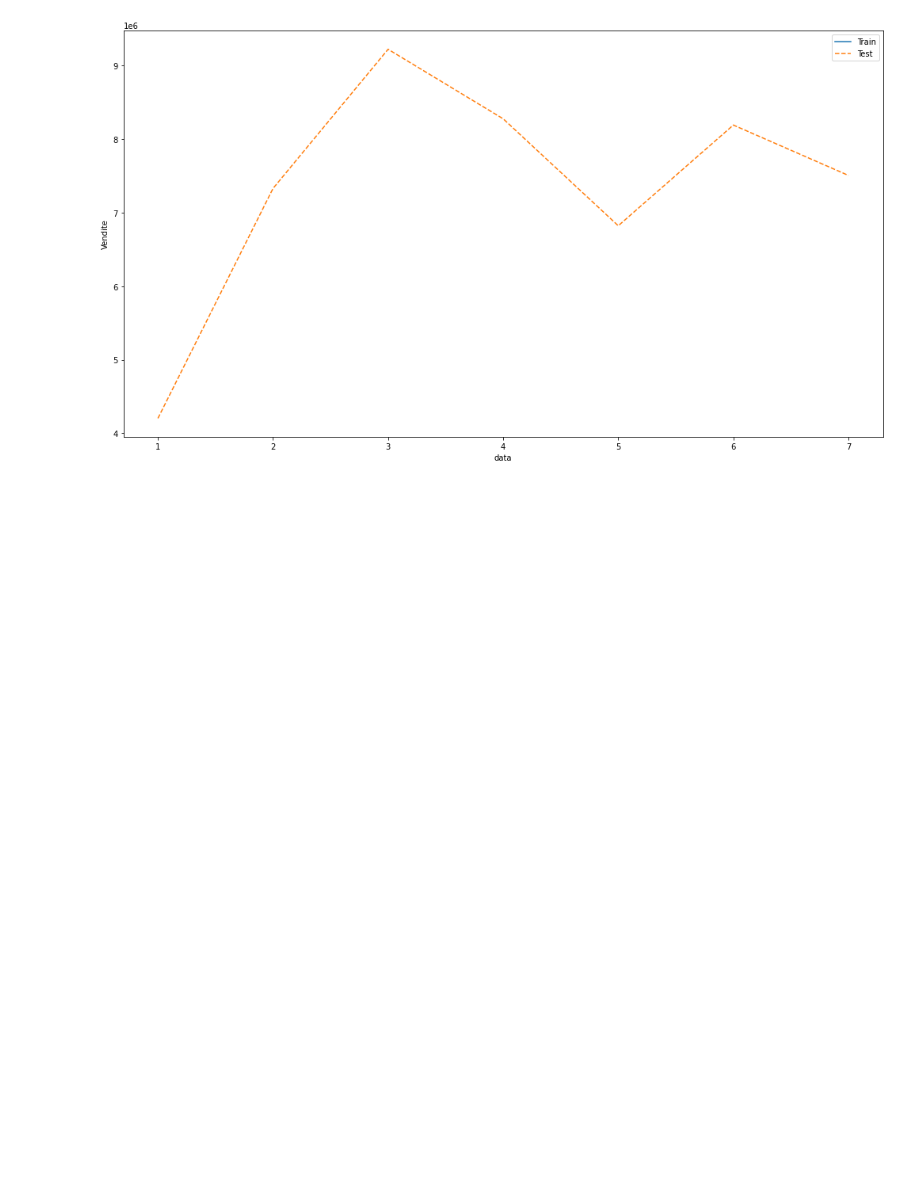
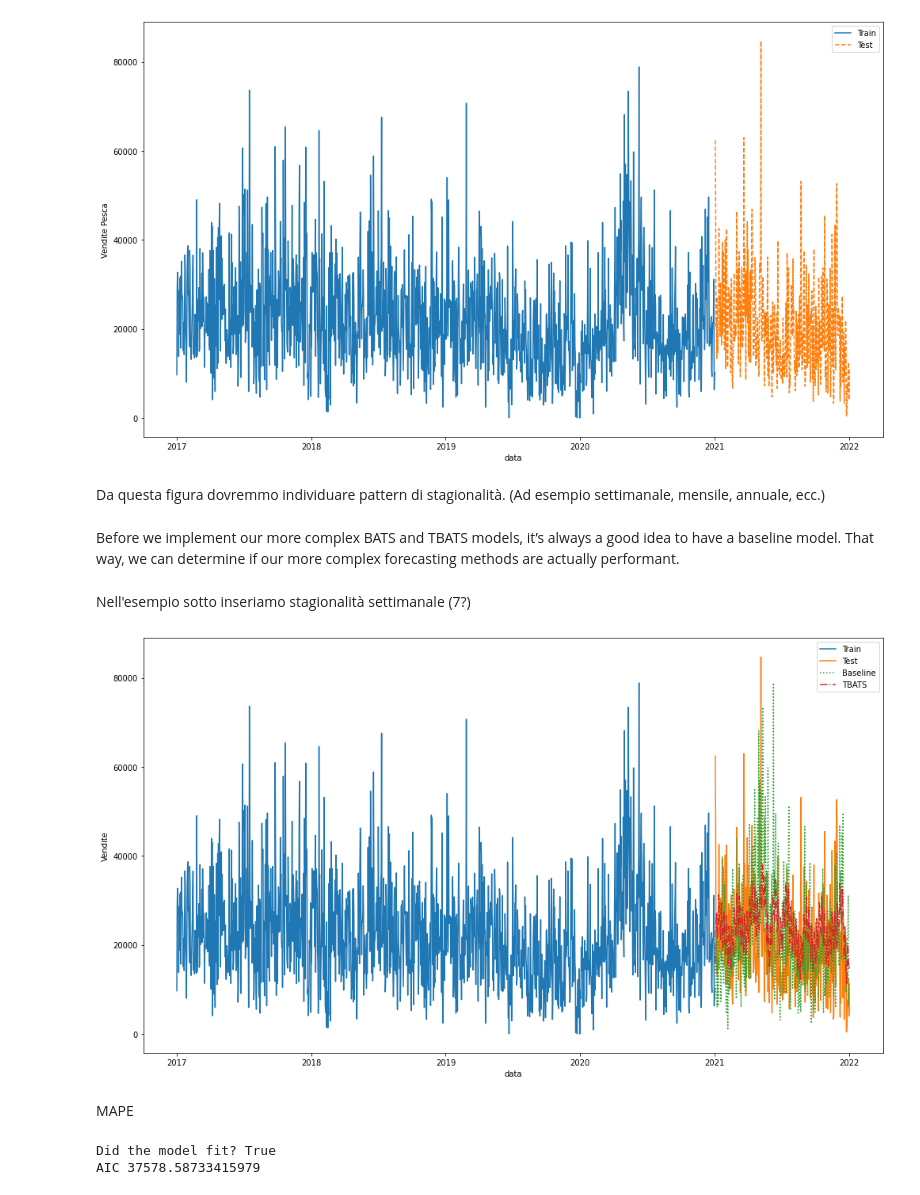
Before and after one commit to TStrada/Progetto-Data-Science-Lab, a Jupyter notebook: TBATS-new.ipynb, the cells around one changed output. Saved outputs shown, nothing was run; the diff lists cells and outputs as text; code cells hidden in the pictures; blank space fills up the shorter version.

Commit message:
tbats

```diff
--- a/TBATS-new.ipynb
+++ b/TBATS-new.ipynb
@@ -45,0 +104,2 @@ df
+# %%
+y = df['totale']
@@ -65,10 +124,48 @@ fig, ax = plt.subplots(figsize=(14, 8))
 ax.plot(y_to_train, ls='-', label='Train')
 ax.plot(y_to_test, ls='--', label='Test')
 ax.set_xlabel('data')
-ax.set_ylabel('Vendite')
+ax.set_ylabel('Vendite Pesca')
 
 ax.legend(loc='best')
 plt.tight_layout()
 plt.show()
 # %% [output]
-[figure, old version]
+[figure, new version]
+# %% [markdown]
+Da questa figura dovremmo individuare pattern di stagionalità. (Ad esempio settimanale, mensile, annuale, ecc.)
+# %% [markdown]
+Before we implement our more complex BATS and TBATS models, it’s always a good idea to have a baseline model. That way, we can determine if our more complex forecasting methods are actually performant.
+# %%
+y_pred_baseline = y_to_train[-365:].values
+# %% [markdown]
+Nell'esempio sotto inseriamo stagionalità settimanale (7?)
+# %%
+# Fit the model
+estimator = TBATS(seasonal_periods=(7, 365.25))
+model = estimator.fit(y_to_train)
+
+# Forecast 365 days ahead
+y_forecast = model.forecast(steps=365)
+# %%
+fig, ax = plt.subplots(figsize=(14, 8))
+ax.plot(y_to_train, ls='-', label='Train')
+ax.plot(y_to_test, ls='-', label='Test')
+ax.plot(y_to_test.index, y_pred_baseline, ls=':', label='Baseline')
+ax.plot(y_to_test.index, y_forecast, ls='-.', label='TBATS')
+
+ax.set_xlabel('data')
+ax.set_ylabel('Vendite')
+
+ax.legend(loc='best')
+plt.tight_layout()
+plt.show()
+# %% [output]
+[figure, added]
+# %% [markdown]
+MAPE
+# %%
+print('Did the model fit?', model.is_fitted)  # Model may fail to fit in edge-case situations
+print('AIC', model.aic)  # may be np.inf
+# %% [output]
+Did the model fit? True
+AIC 37578.58733415979
```
Also changed, not shown: parts of 25 cells of this notebook, 2 other files.
